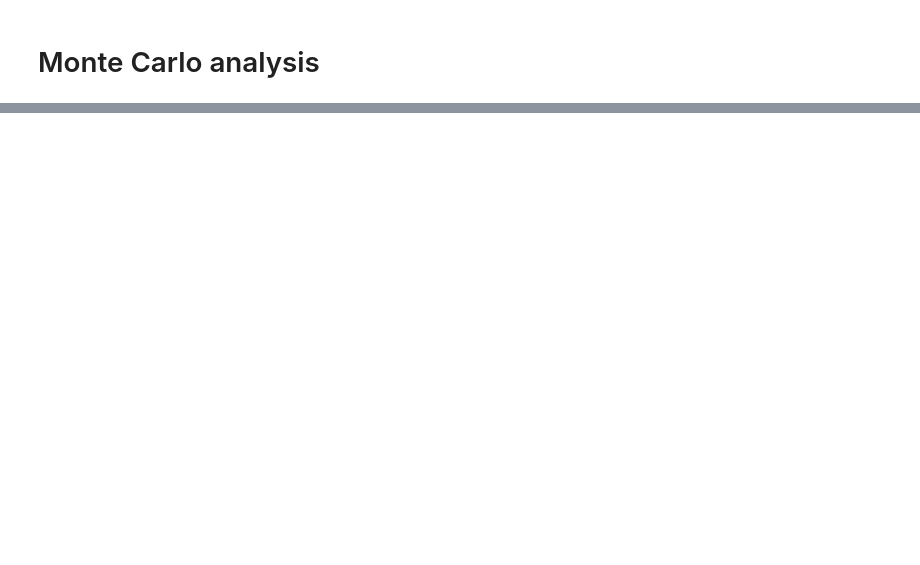
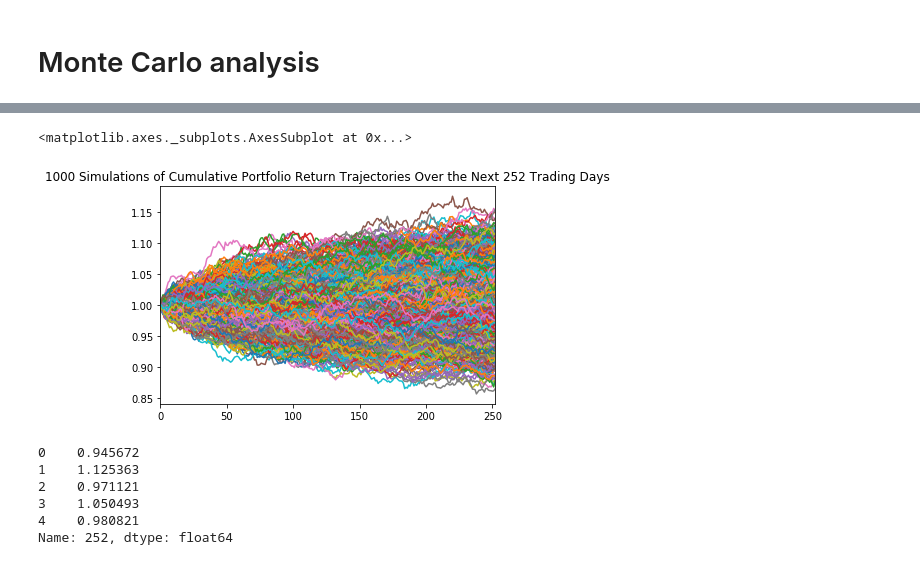
Before and after one commit to evanpaliotta/Project_1, a Jupyter notebook: outline.ipynb, the cells around one changed output, grey strips where cells are left out. Cells and saved outputs as stored; diff of their text form; code cells hidden in the pictures; blank space fills up the shorter version.

```diff
--- a/outline.ipynb
+++ b/outline.ipynb
@@ -369,6 +307,6 @@ M2_df
 # Monte Carlo analysis
 # %%
 # Calculate daily returns in terms of percent change
-sp500_daily_returns = sp500_df.pct_change()
+sp500_daily_returns = sp_all.pct_change()
 sp500_daily_returns.head()
 # %% [output]
@@ -388,3 +319,35 @@ std_dev_daily_return_1
+# %%
+# Calculate average daily returns for each respective recession
+avg_daily_return_1 = sp500_daily_returns.mean()['Recession 1']
+avg_daily_return_2 = sp500_daily_returns.mean()['Recession 2']
+avg_daily_return_3 = sp500_daily_returns.mean()['Recession 3']
+avg_daily_return_4 = sp500_daily_returns.mean()['Recession 4']
+avg_daily_return_5 = sp500_daily_returns.mean()['Recession 5']
+avg_daily_return_6 = sp500_daily_returns.mean()['Recession 6']
+avg_daily_return_7 = sp500_daily_returns.mean()['Recession 7']
+avg_daily_return_8 = sp500_daily_returns.mean()['Recession 8']
+avg_daily_return_9 = sp500_daily_returns.mean()['Recession 9']
+avg_daily_return_10 = sp500_daily_returns.mean()['Recession 10']
+avg_daily_return_11 = sp500_daily_returns.mean()['Recession 11']
+avg_daily_return_12 = sp500_daily_returns.mean()['Recession 12']
+avg_daily_return_13 = sp500_daily_returns.mean()['Recession 13']
+avg_daily_return_14 = sp500_daily_returns.mean()['Recession 14']
+# %%
+# Calculate standard deviation
+std_dev_daily_return_1 = sp500_daily_returns.std()['Recession 1']
+std_dev_daily_return_2 = sp500_daily_returns.std()['Recession 2']
+std_dev_daily_return_3 = sp500_daily_returns.std()['Recession 3']
+std_dev_daily_return_4 = sp500_daily_returns.std()['Recession 4']
+std_dev_daily_return_5 = sp500_daily_returns.std()['Recession 5']
+std_dev_daily_return_6 = sp500_daily_returns.std()['Recession 6']
+std_dev_daily_return_7 = sp500_daily_returns.std()['Recession 7']
+std_dev_daily_return_8 = sp500_daily_returns.std()['Recession 8']
+std_dev_daily_return_9 = sp500_daily_returns.std()['Recession 9']
+std_dev_daily_return_10 = sp500_daily_returns.std()['Recession 10']
+std_dev_daily_return_11 = sp500_daily_returns.std()['Recession 11']
+std_dev_daily_return_12 = sp500_daily_returns.std()['Recession 12']
+std_dev_daily_return_13 = sp500_daily_returns.std()['Recession 13']
+std_dev_daily_return_14 = sp500_daily_returns.std()['Recession 14']
 # %%
 # Set number of simulations and trading days
 num_simulations = 1000
@@ -433,0 +458,18 @@ portfolio_cumulative_returns.head()
+# %%
+# Use the `plot` function to plot `1000` simulations of the potential trajectories of the portfolio based on 252 trading days
+plot_title = f"{n+1} Simulations of Cumulative Portfolio Return Trajectories Over the Next 252 Trading Days"
+portfolio_cumulative_returns.plot(legend=None, title=plot_title)
+# %% [output]
+<matplotlib.axes._subplots.AxesSubplot at 0x...>
+[figure, added]
+# %%
+# Select the last row for project stock prices (prices of each simulation on the last trading day)
+ending_cumulative_returns = portfolio_cumulative_returns.iloc[-1, :]
+ending_cumulative_returns.head()
+# %% [output]
+0    0.945672
+1    1.125363
+2    0.971121
+3    1.050493
+4    0.980821
+Name: 252, dtype: float64
```
Also changed, not shown: parts of 23 cells of this notebook.
